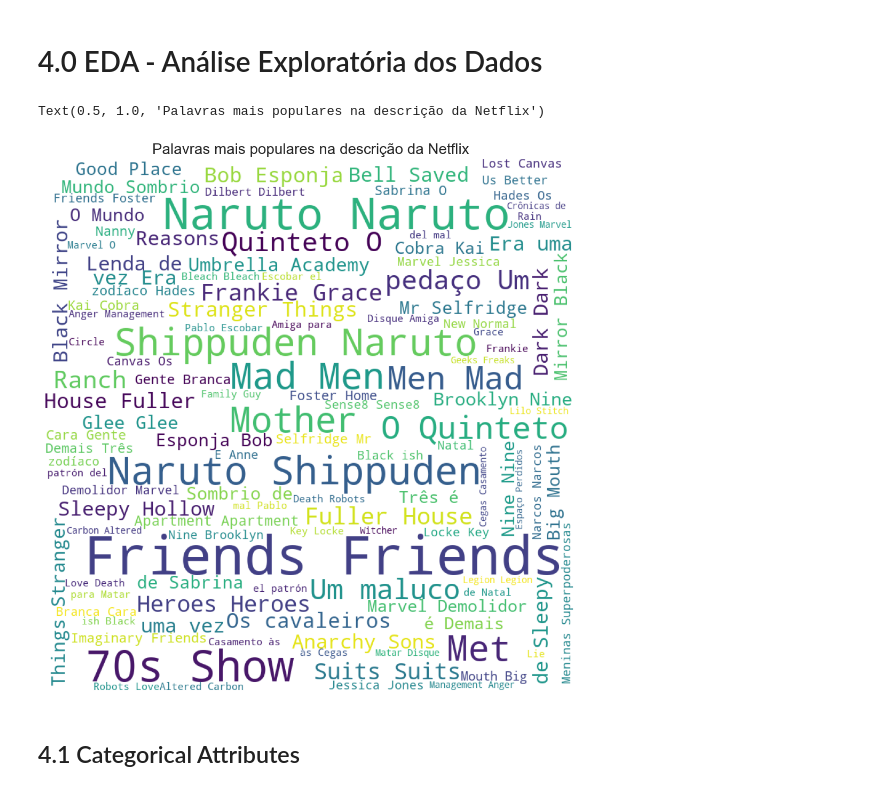
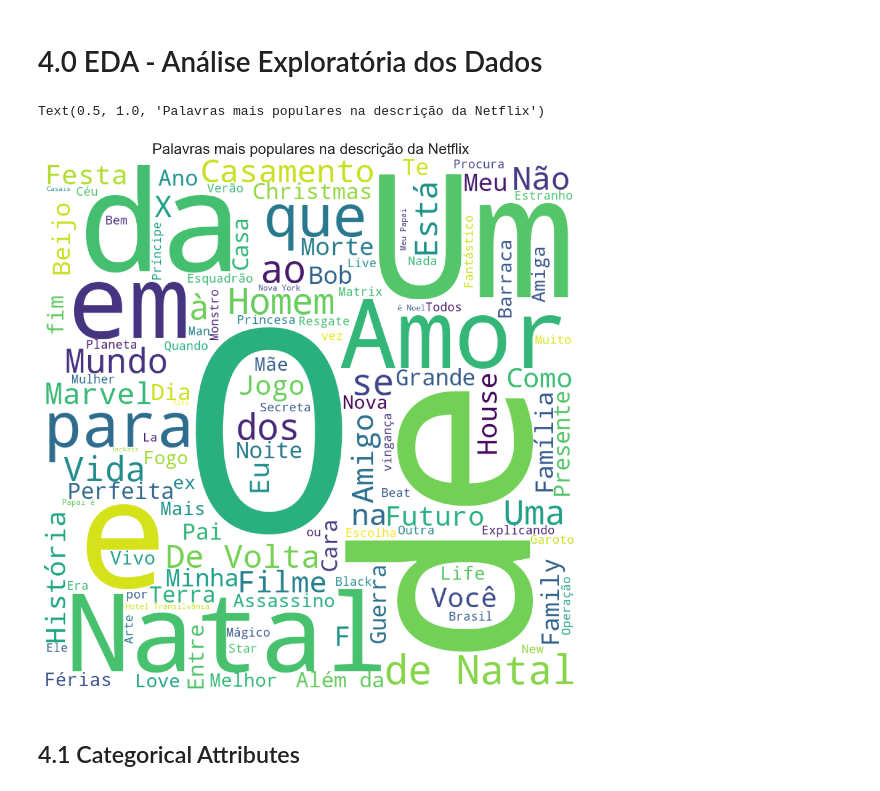
Before and after one commit to Raquelrs3/Netflix_Sistema_Recomendacao, a Jupyter notebook: Netflix_SR_C1_.ipynb, the cells around one changed output. Saved outputs shown, nothing was run; the diff lists cells and outputs as text; code cells hidden in the pictures.

Commit message:
Delete Duplicates Titles

```diff
--- a/Netflix_SR_C1_.ipynb
+++ b/Netflix_SR_C1_.ipynb
@@ -461,0 +440,3 @@ df3.reset_index(drop=True, inplace=True)
+# %%
+#tirar duplicados na coluna title e juntar novamente ao dataframe
+df3["title_2"] = df3["title"].drop_duplicates()
@@ -461,0 +452,2 @@ df3.reset_index(drop=True, inplace=True)
+# %%
+df3.drop(["title"], axis=1, inplace=True)
@@ -463,19 +513,21 @@ df3.reset_index(drop=True, inplace=True)
 ## 3.1 Seleção das colunas
 # %%
 df3.drop(["start time", "duration", "attributes", "supplemental video type"], axis=1, inplace=True)
+# %%
+df3.dropna (axis = 0, inplace = True)
 # %% [markdown]
 # 4.0 EDA - Análise Exploratória dos Dados
 # %%
 df4 = df3.copy()
 # %%
 plt.rcParams['figure.figsize'] = (13, 13)
-wordcloud = WordCloud(stopwords=STOPWORDS,background_color = 'white', width = 800,  height = 800, max_words = 121).generate(' '.join(map(str,df4['title'])))
+wordcloud = WordCloud(stopwords=STOPWORDS,background_color = 'white', width = 800,  height = 800, max_words = 121).generate(' '.join(map(str,df4['title_2'])))
 plt.imshow(wordcloud)
 plt.axis('off')
 plt.title('Palavras mais populares na descrição da Netflix',fontsize = 20)
 # %% [output]
 Text(0.5, 1.0, 'Palavras mais populares na descrição da Netflix')
-[figure, old version]
+[figure, new version]
 # %% [markdown]
 ## 4.1 Categorical Attributes
 # %%
```
Also changed, not shown: parts of 36 cells of this notebook.
